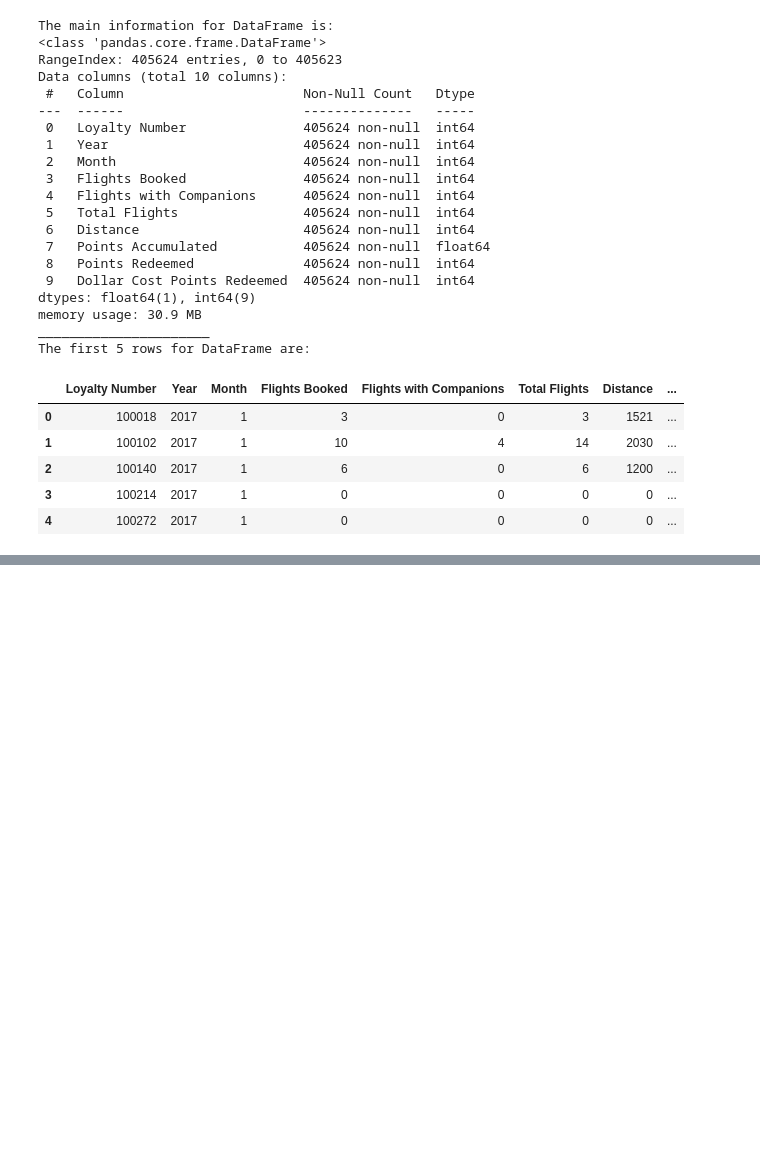
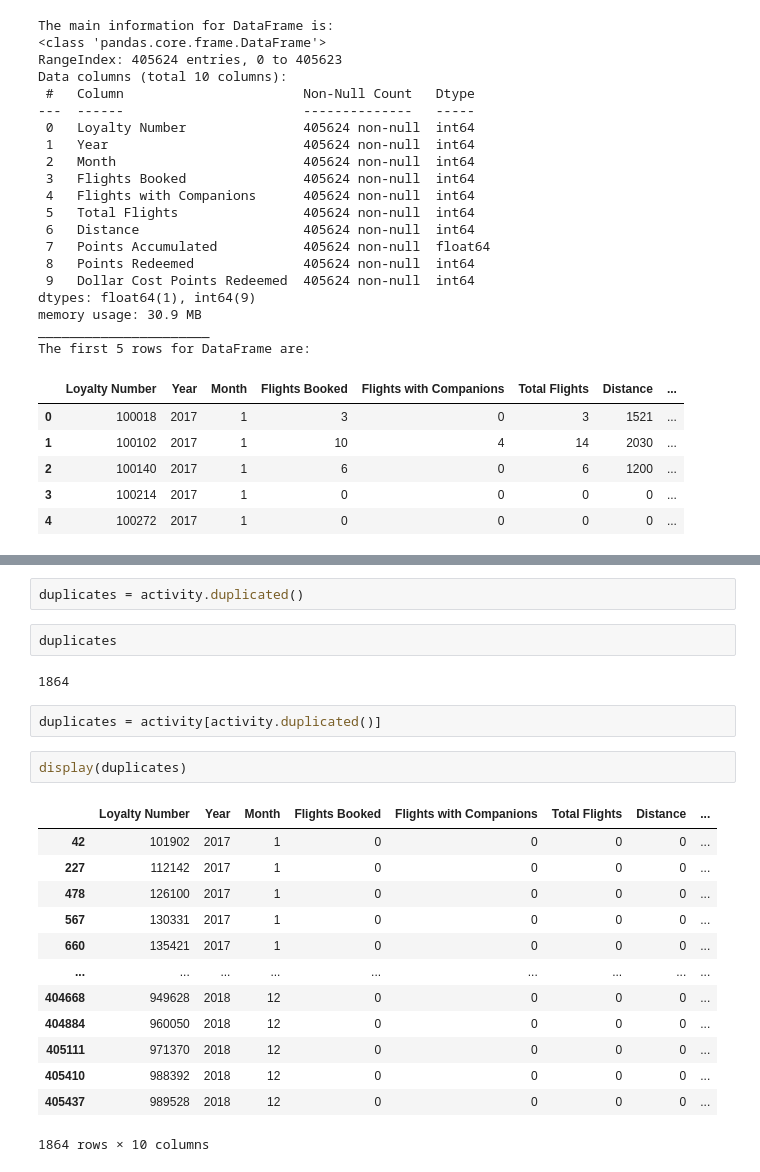
Before and after one commit to Adalab/bda-modulo-3-evaluacion-final-patriciamromero, a Jupyter notebook: fase1.ipynb, the cells around one changed output, grey strips where cells are left out. Drawn from its saved outputs; the diff is of its cells as text; blank space fills up the shorter version.

Commit message:
reviewing duplicates

```diff
--- a/fase1.ipynb
+++ b/fase1.ipynb
@@ -191,3 +210,27 @@ The descriptive statististcs for this DataFrame are:
 | Enrollment Month | 16737.00 | 6.67 | 3.40 | 1.00 | 4.00 | 7.00 | 10.00 | 12.00 |
 | Cancellation Year | 2067.00 | 2016.50 | 1.38 | 2013.00 | 2016.00 | 2017.00 | 2018.00 | 2018.00 |
 | Cancellation Month | 2067.00 | 6.96 | 3.46 | 1.00 | 4.00 | 7.00 | 10.00 | 12.00 |
+# %%
+duplicates = activity.duplicated()
+# %%
+duplicates
+# %% [output]
+1864
+# %%
+duplicates = activity[activity.duplicated()]
+# %%
+display(duplicates)
+# %% [output]
+|  | Loyalty Number | Year | Month | Flights Booked | Flights with Companions | Total Flights | Distance | ... |
+| 42 | 101902 | 2017 | 1 | 0 | 0 | 0 | 0 | ... |
+| 227 | 112142 | 2017 | 1 | 0 | 0 | 0 | 0 | ... |
+| 478 | 126100 | 2017 | 1 | 0 | 0 | 0 | 0 | ... |
+| 567 | 130331 | 2017 | 1 | 0 | 0 | 0 | 0 | ... |
+| 660 | 135421 | 2017 | 1 | 0 | 0 | 0 | 0 | ... |
+| ... | ... | ... | ... | ... | ... | ... | ... | ... |
+| 404668 | 949628 | 2018 | 12 | 0 | 0 | 0 | 0 | ... |
+| 404884 | 960050 | 2018 | 12 | 0 | 0 | 0 | 0 | ... |
+| 405111 | 971370 | 2018 | 12 | 0 | 0 | 0 | 0 | ... |
+| 405410 | 988392 | 2018 | 12 | 0 | 0 | 0 | 0 | ... |
+| 405437 | 989528 | 2018 | 12 | 0 | 0 | 0 | 0 | ... |
+1864 rows × 10 columns
```
Also changed, not shown: parts of 21 cells of this notebook, 1 other file.
